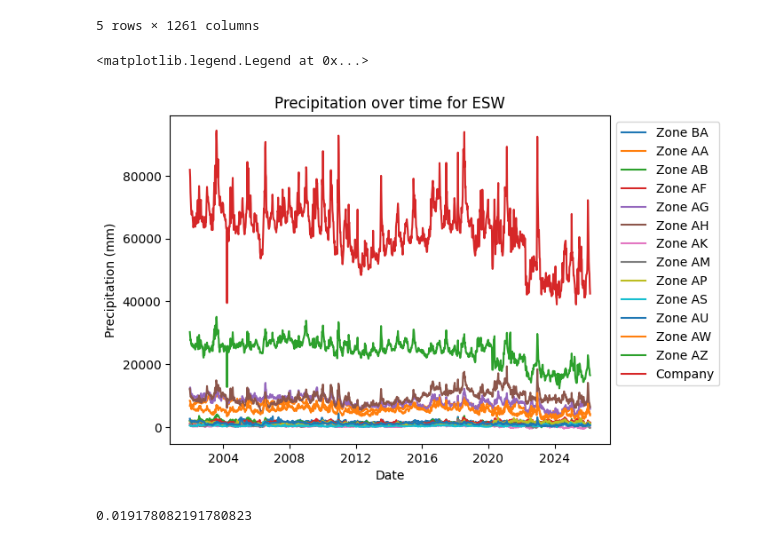
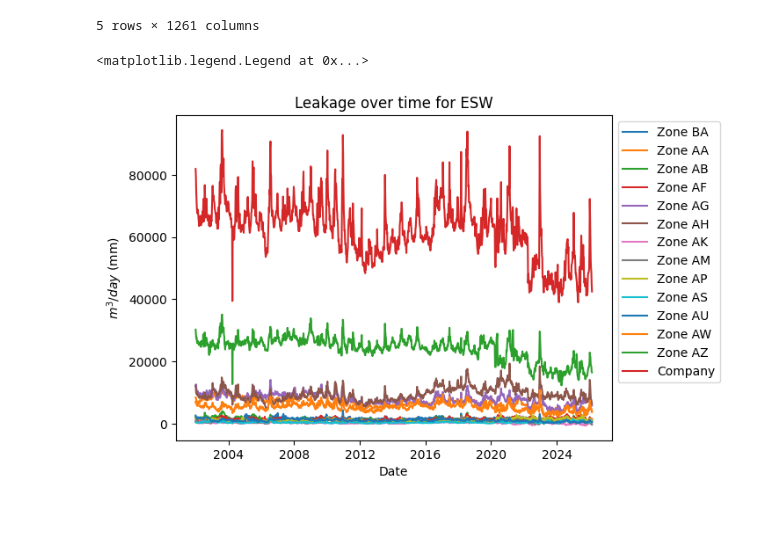
Before and after one commit to J3nF/VKEMS_Water, a Jupyter notebook: notebooks/stat_eda.ipynb, the cells around one changed output. Drawn from its saved outputs; the diff is of its cells as text; code cells hidden in the pictures; blank space fills up the shorter version.

```diff
--- a/notebooks/stat_eda.ipynb
+++ b/notebooks/stat_eda.ipynb
@@ -38,21 +38,17 @@ df["ESW"].head()
 | Zone AG | 12094.82 | 12664.09 | 11996.94 | 10757.68 | ... |
 5 rows × 1261 columns
 # %%
-# Plot precipitations for each row using seaborn
 for index, row in df["ESW"].iterrows():
     plt.plot(row.index, row.values)
 
 plt.xlabel("Date")
-plt.ylabel("Precipitation (mm)")
-plt.title("Precipitation over time for ESW")
+plt.ylabel("$m^3/day$ (mm)")
+plt.title("Leakage over time for ESW")
 plt.legend(df["ESW"].index, loc="upper left", bbox_to_anchor=(1, 1))
+# For later usage, assign the plot to a variable and show it
 # %% [output]
 <matplotlib.legend.Legend at 0x...>
-[figure, old version]
+[figure, new version]
-# %%
-7 / 365
-# %% [output]
-0.019178082191780823
 # %%
 # Plot each zones Fourier transform
 for name in ["ESW", "NW"]:
```
Also changed, not shown: parts of 7 cells of this notebook.
